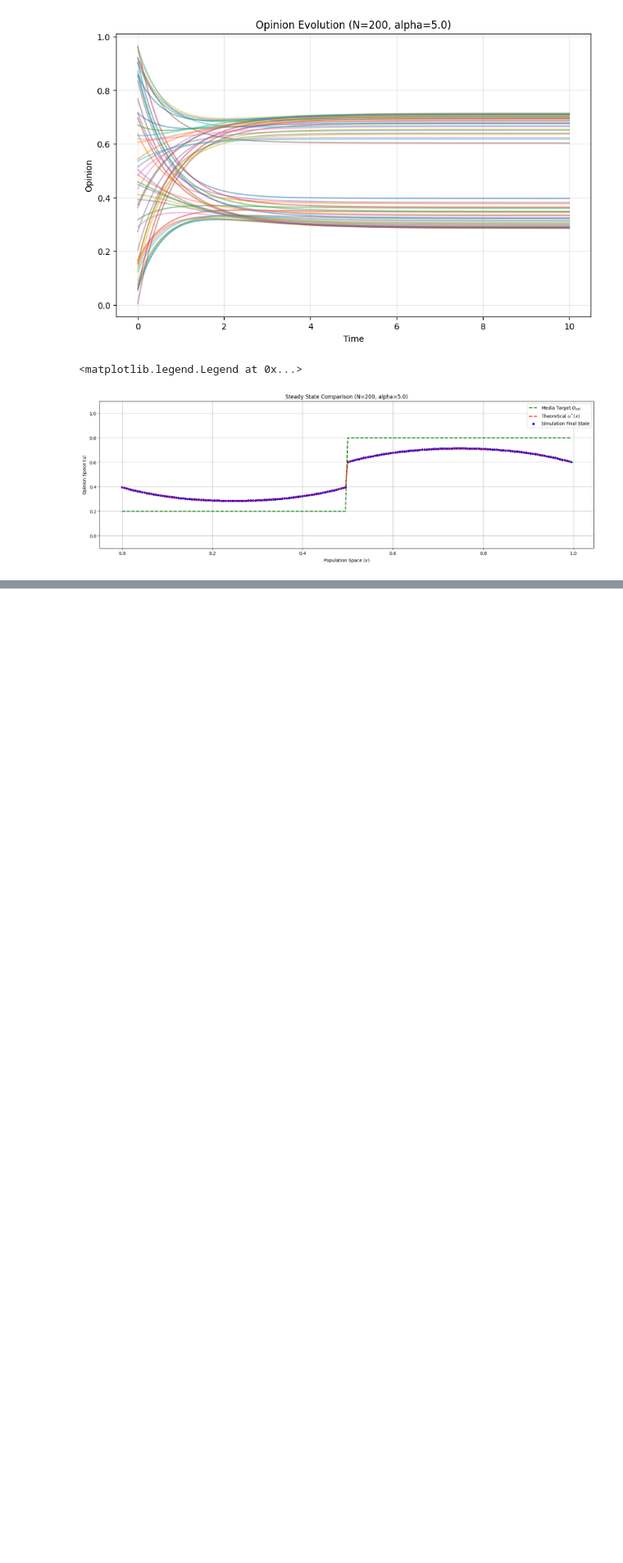
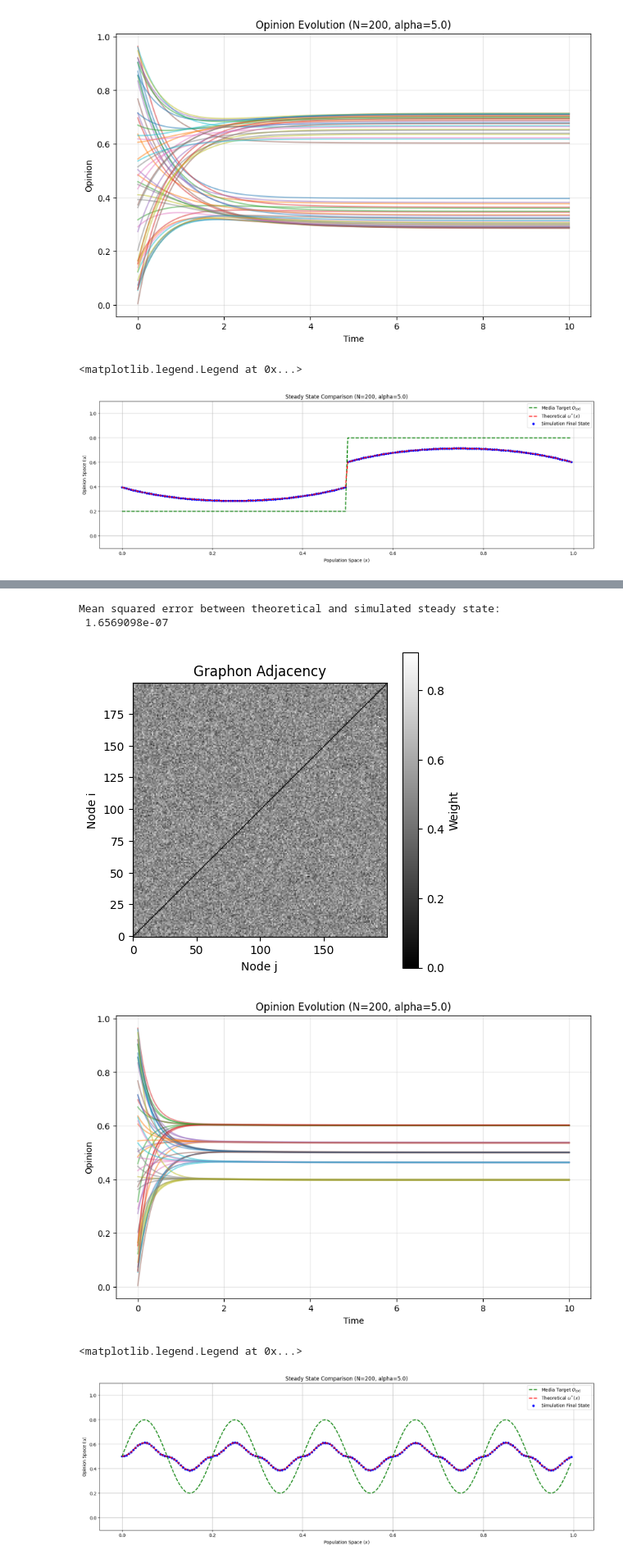
Before and after one commit to VeronicaBolzonella/GraphonKuramotoSolutions, a Jupyter notebook: notebooks/opinon_visualization.ipynb, the cells around one changed output, grey strips where cells are left out. Shown at 82% size. Saved outputs shown, nothing was run; the diff lists cells and outputs as text; code cells hidden in the pictures; blank space fills up the shorter version.

```diff
--- a/notebooks/opinon_visualization.ipynb
+++ b/notebooks/opinon_visualization.ipynb
@@ -81,0 +156,75 @@ plt.legend()
+# %%
+MSE = jnp.sum((sim_final-u_theory)**2)
+print("Mean squared error between theoretical and simulated steady state: \n", MSE)
+# %% [output]
+Mean squared error between theoretical and simulated steady state:
+ 1.6569098e-07
+# %%
+def oscillatory_strategy(x):
+    return 0.5 + 0.3 * jnp.sin(10 * jnp.pi * x)
+
+G = OpinionGraph(n=200, alpha=5.0)
+G.positions()
+G.distances()
+G.random_graphon(key=key)
+
+def oscillatory_strength(x):
+    return 0.7 + 0.5 * jnp.cos(10 * jnp.pi * x)
+
+def turning_point_strength(x, min_strength=0.2, max_strength=1.5, freq=10.0, phi=0.0, sharpness=2.0):
+    """
+    Strength maximizes where |sin(...)| is 1 (turning points)
+    and minimizes where sin(...) == 0 (axis of symmetry).
+    """
+    s = jnp.abs(jnp.sin(freq * jnp.pi * x + phi))
+    return min_strength + (max_strength - min_strength) * (s ** sharpness)
+
+
+G.set_external_field(O_func=oscillatory_strategy, Gamma_func=turning_point_strength)
+
+
+# simulate dynamics
+sol = G.solve(T=10.0, dt=0.01, phi_type='linear')
+
+# visualize solution evolution
+G.plot_time_evolution(sol)
+
+
+alpha = G.alpha
+N = G.n
+A = G.A
+Gamma = G.Gamma
+O_ext = G.O_ext
+
+# total internal connectivity
+C_int = jnp.sum(A, axis=1) / N
+
+# discretize and solve linear system
+M = jnp.diag(alpha * C_int + Gamma) - ((alpha / N) * A )
+b = Gamma * O_ext
+u_theory = jnp.linalg.solve(M, b)
+
+u_theory = jnp.linalg.solve(M, b)
+
+x_plot = np.array(G.x)
+sim_final = np.array(sol.ys[-1])
+theory_final = np.array(u_theory)
+media_target = np.array(G.O_ext)
+
+plt.figure(figsize=(20, 6))
+
+plt.plot(x_plot, media_target, 'g--', linewidth=2, label='Media Target $O_{ext}$')
+plt.plot(x_plot, theory_final, 'r--', linewidth=2, label='Theoretical $u^*(x)$')
+plt.scatter(x_plot, sim_final, color='blue', alpha=1, s=20, label='Simulation Final State')
+
+plt.ylim(-0.1, 1.1)
+plt.xlabel('Population Space ($x$)')
+plt.ylabel('Opinion Space ($u$)')
+plt.grid(True)
+plt.title(f'Steady State Comparison (N={N}, alpha={alpha})')
+plt.legend()
+# %% [output]
+[figure, added]
+[figure, added]
+<matplotlib.legend.Legend at 0x...>
+[figure, added]
```
Also changed, not shown: parts of 3 cells of this notebook, 10 other files.
